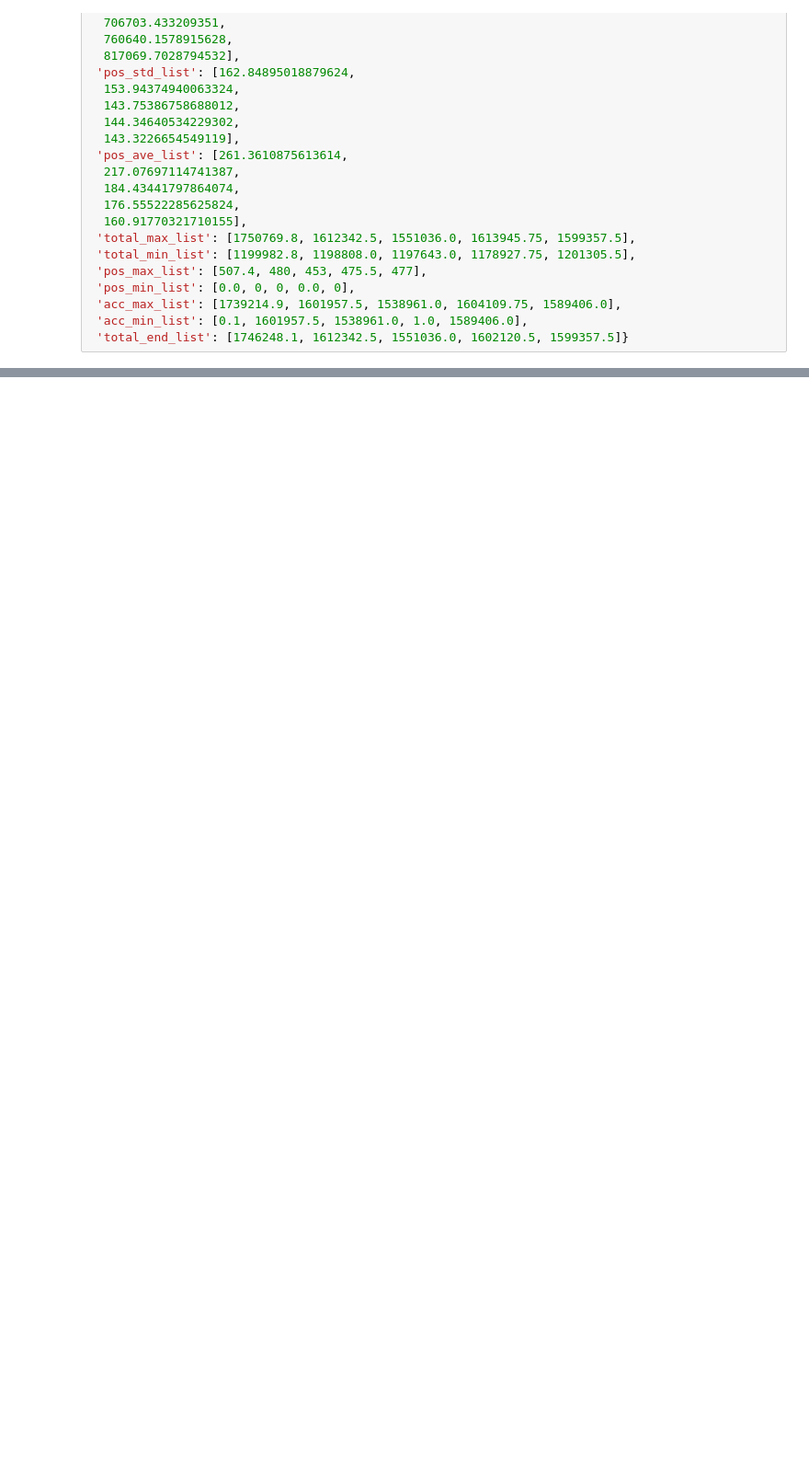
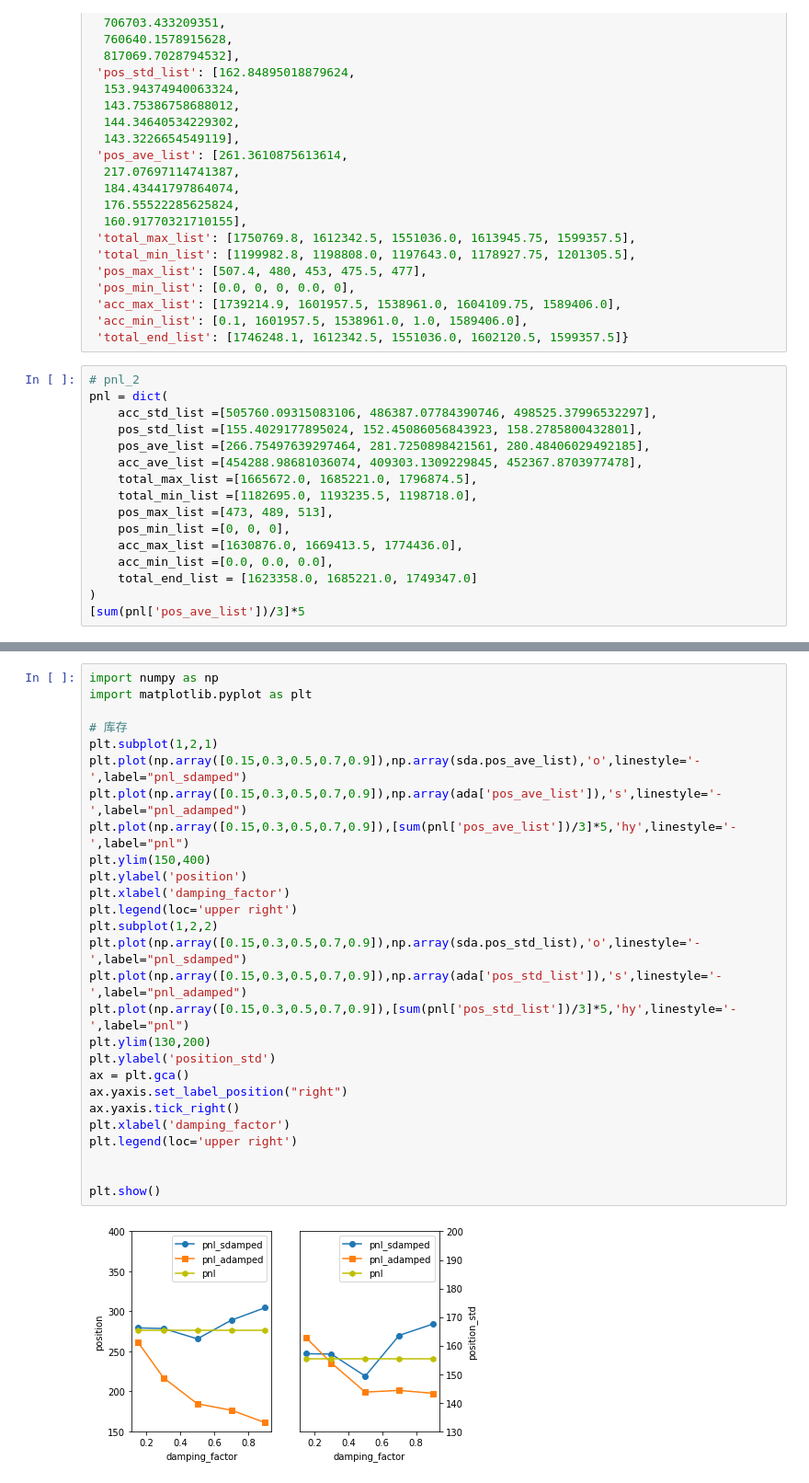
Before and after one commit to DRLMM/DRLMM, a Jupyter notebook: process_data.ipynb, the cells around one changed output, grey strips where cells are left out. Shown at 92% size. Saved outputs shown, nothing was run; the diff lists cells and outputs as text; blank space fills up the shorter version.

```diff
--- a/process_data.ipynb
+++ b/process_data.ipynb
@@ -41,3 +41,19 @@ ada = {'acc_std_list': [530907.7988604626,
  'acc_max_list': [1739214.9, 1601957.5, 1538961.0, 1604109.75, 1589406.0],
  'acc_min_list': [0.1, 1601957.5, 1538961.0, 1.0, 1589406.0],
  'total_end_list': [1746248.1, 1612342.5, 1551036.0, 1602120.5, 1599357.5]}
+# %%
+# pnl_2
+pnl = dict(
+    acc_std_list =[505760.09315083106, 486387.07784390746, 498525.37996532297],
+    pos_std_list =[155.4029177895024, 152.45086056843923, 158.2785800432801],
+    pos_ave_list =[266.75497639297464, 281.7250898421561, 280.48406029492185],
+    acc_ave_list =[454288.98681036074, 409303.1309229845, 452367.8703977478],
+    total_max_list =[1665672.0, 1685221.0, 1796874.5],
+    total_min_list =[1182695.0, 1193235.5, 1198718.0],
+    pos_max_list =[473, 489, 513],
+    pos_min_list =[0, 0, 0],
+    acc_max_list =[1630876.0, 1669413.5, 1774436.0],
+    acc_min_list =[0.0, 0.0, 0.0],
+    total_end_list = [1623358.0, 1685221.0, 1749347.0]
+)
+[sum(pnl['pos_ave_list'])/3]*5
@@ -43,0 +66,29 @@ ada = {'acc_std_list': [530907.7988604626,
+# %%
+import numpy as np
+import matplotlib.pyplot as plt
+
+# 库存
+plt.subplot(1,2,1)
+plt.plot(np.array([0.15,0.3,0.5,0.7,0.9]),np.array(sda.pos_ave_list),'o',linestyle='-',label="pnl_sdamped")
+plt.plot(np.array([0.15,0.3,0.5,0.7,0.9]),np.array(ada['pos_ave_list']),'s',linestyle='-',label="pnl_adamped")
+plt.plot(np.array([0.15,0.3,0.5,0.7,0.9]),[sum(pnl['pos_ave_list'])/3]*5,'hy',linestyle='-',label="pnl")
+plt.ylim(150,400)
+plt.ylabel('position')
+plt.xlabel('damping_factor')
+plt.legend(loc='upper right')
+plt.subplot(1,2,2)
+plt.plot(np.array([0.15,0.3,0.5,0.7,0.9]),np.array(sda.pos_std_list),'o',linestyle='-',label="pnl_sdamped")
+plt.plot(np.array([0.15,0.3,0.5,0.7,0.9]),np.array(ada['pos_std_list']),'s',linestyle='-',label="pnl_adamped")
+plt.plot(np.array([0.15,0.3,0.5,0.7,0.9]),[sum(pnl['pos_std_list'])/3]*5,'hy',linestyle='-',label="pnl")
+plt.ylim(130,200)
+plt.ylabel('position_std')
+ax = plt.gca()
+ax.yaxis.set_label_position("right")
+ax.yaxis.tick_right()
+plt.xlabel('damping_factor')
+plt.legend(loc='upper right')
+
+
+plt.show()
+# %% [output]
+[figure, added]
```
Also changed, not shown: parts of 5 cells of this notebook, 3 other files.
